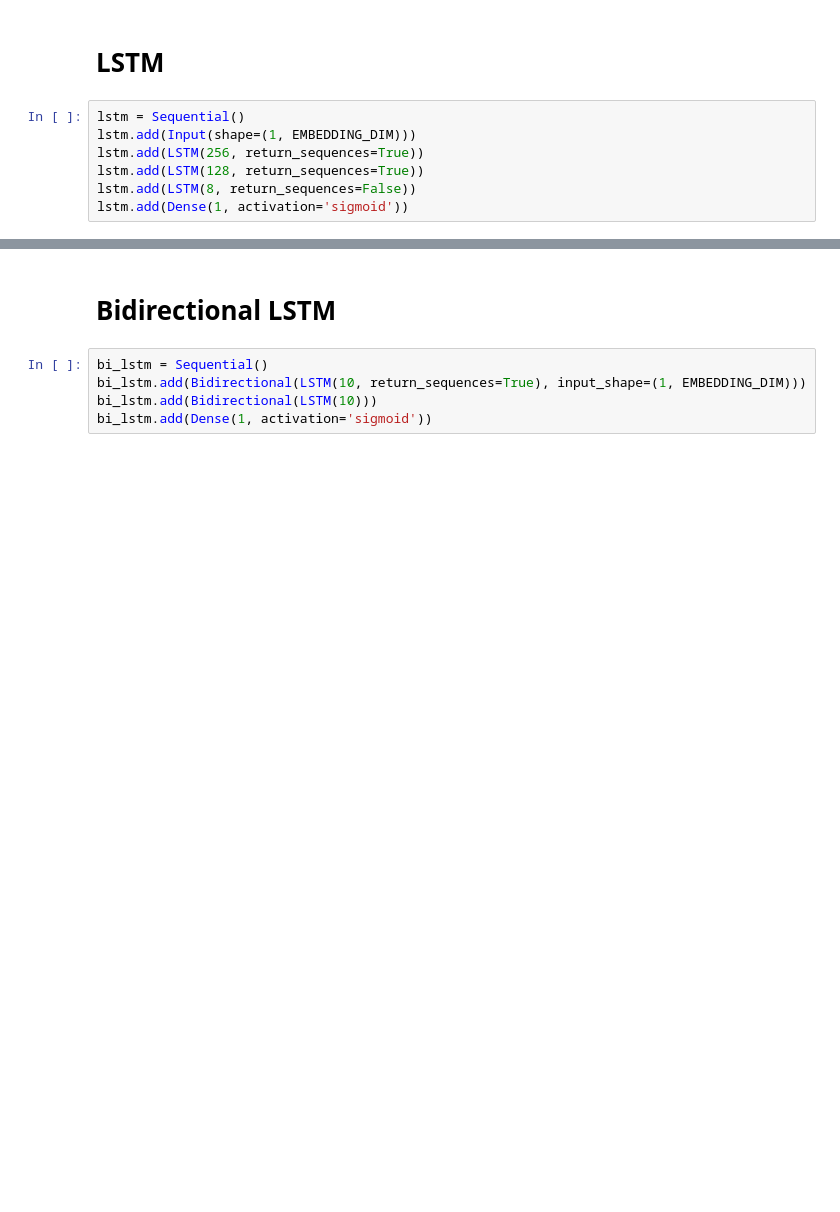
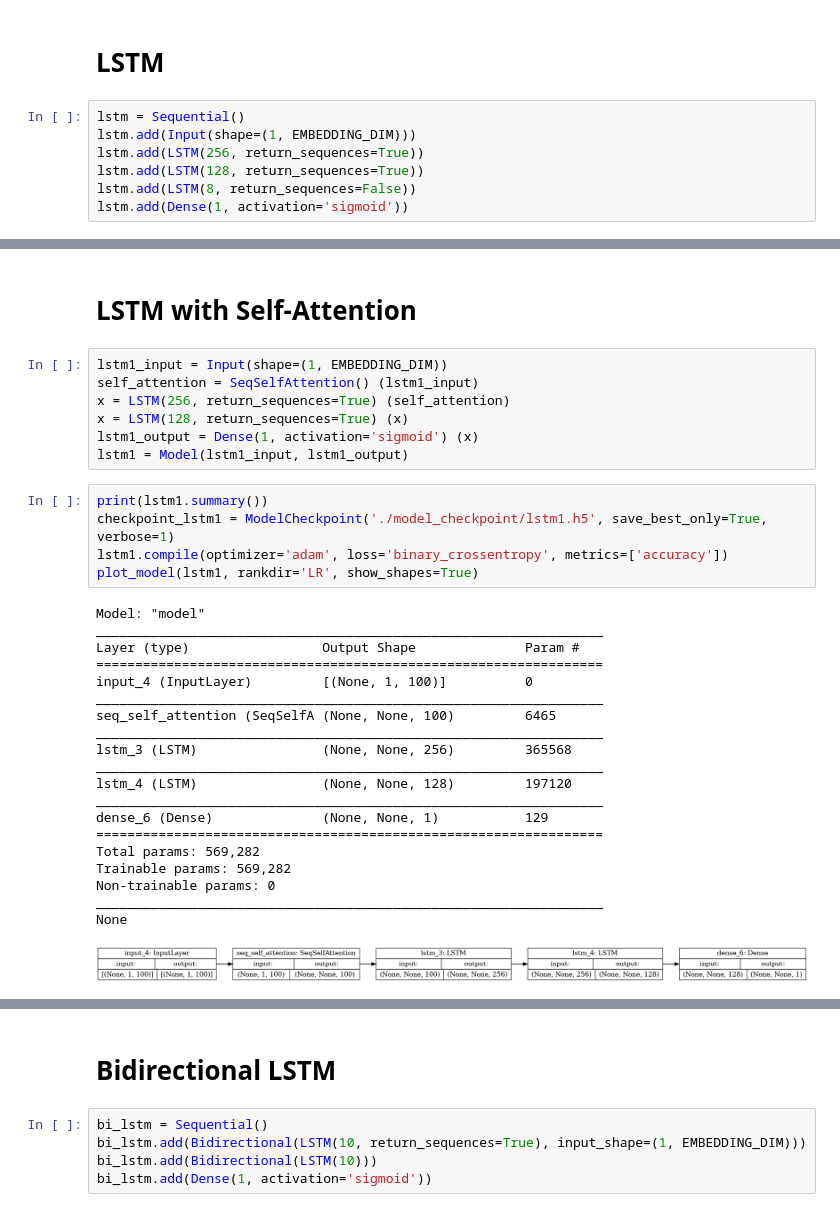
Before and after one commit to nhmt120/Text-Sentiment-Analysis, a Jupyter notebook: classification.ipynb, the cells around one changed output, grey strips where cells are left out. Drawn from its saved outputs; the diff is of its cells as text; blank space fills up the shorter version.

```diff
--- a/classification.ipynb
+++ b/classification.ipynb
@@ -322,0 +314,35 @@ Epoch 00100: val_loss did not improve from 0.42794
+# %% [markdown]
+# LSTM with Self-Attention
+# %%
+lstm1_input = Input(shape=(1, EMBEDDING_DIM))
+self_attention = SeqSelfAttention() (lstm1_input)
+x = LSTM(256, return_sequences=True) (self_attention)
+x = LSTM(128, return_sequences=True) (x)
+lstm1_output = Dense(1, activation='sigmoid') (x)
+lstm1 = Model(lstm1_input, lstm1_output)
+# %%
+print(lstm1.summary())
+checkpoint_lstm1 = ModelCheckpoint('./model_checkpoint/lstm1.h5', save_best_only=True, verbose=1)
+lstm1.compile(optimizer='adam', loss='binary_crossentropy', metrics=['accuracy'])
+plot_model(lstm1, rankdir='LR', show_shapes=True)
+# %% [output]
+Model: "model"
+_________________________________________________________________
+Layer (type)                 Output Shape              Param #
+=================================================================
+input_4 (InputLayer)         [(None, 1, 100)]          0
+_________________________________________________________________
+seq_self_attention (SeqSelfA (None, None, 100)         6465
+_________________________________________________________________
+lstm_3 (LSTM)                (None, None, 256)         365568
+_________________________________________________________________
+lstm_4 (LSTM)                (None, None, 128)         197120
+_________________________________________________________________
+dense_6 (Dense)              (None, None, 1)           129
+=================================================================
+Total params: 569,282
+Trainable params: 569,282
+Non-trainable params: 0
+_________________________________________________________________
+None
+[figure, added]
```
Also changed, not shown: parts of 32 cells of this notebook.
